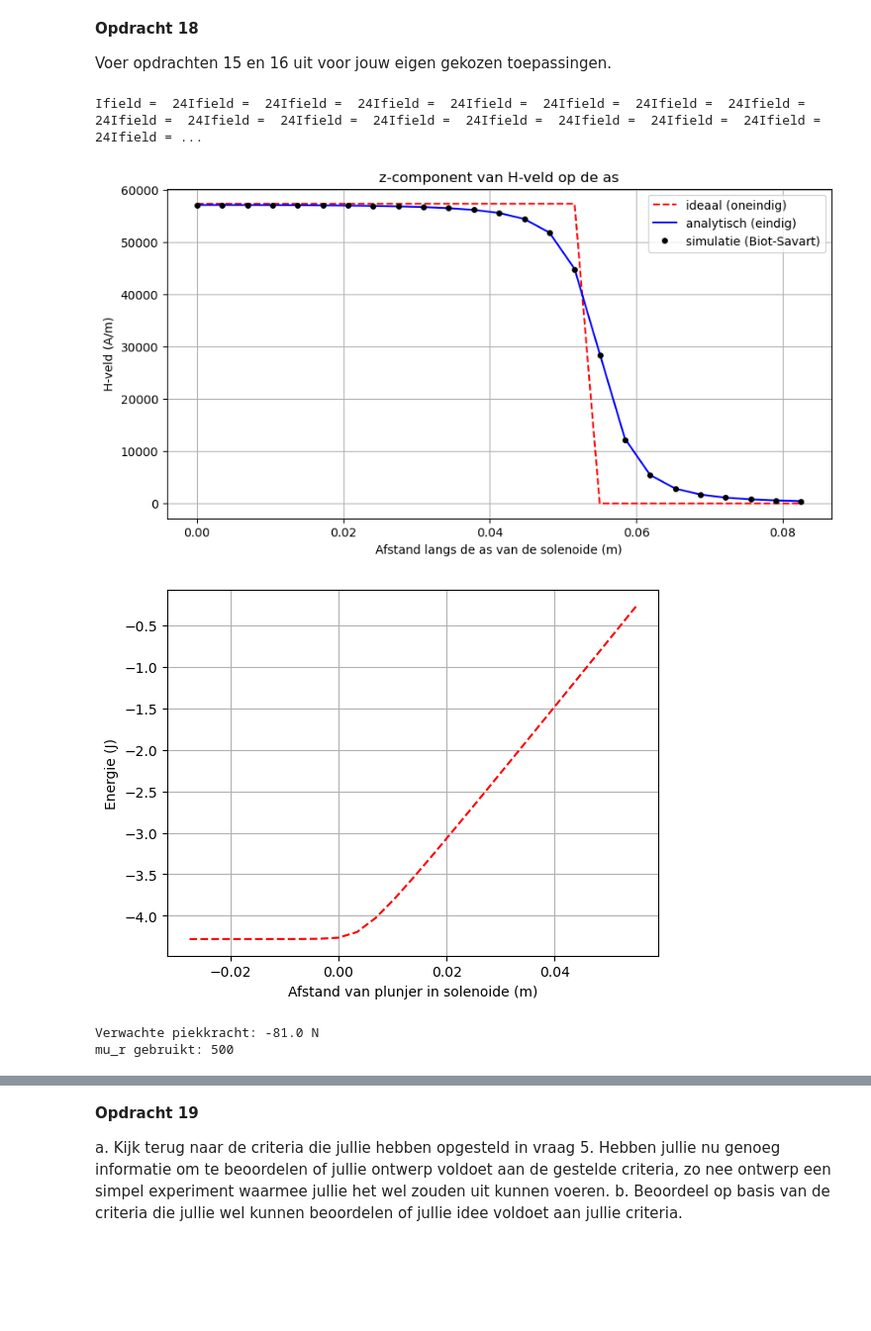
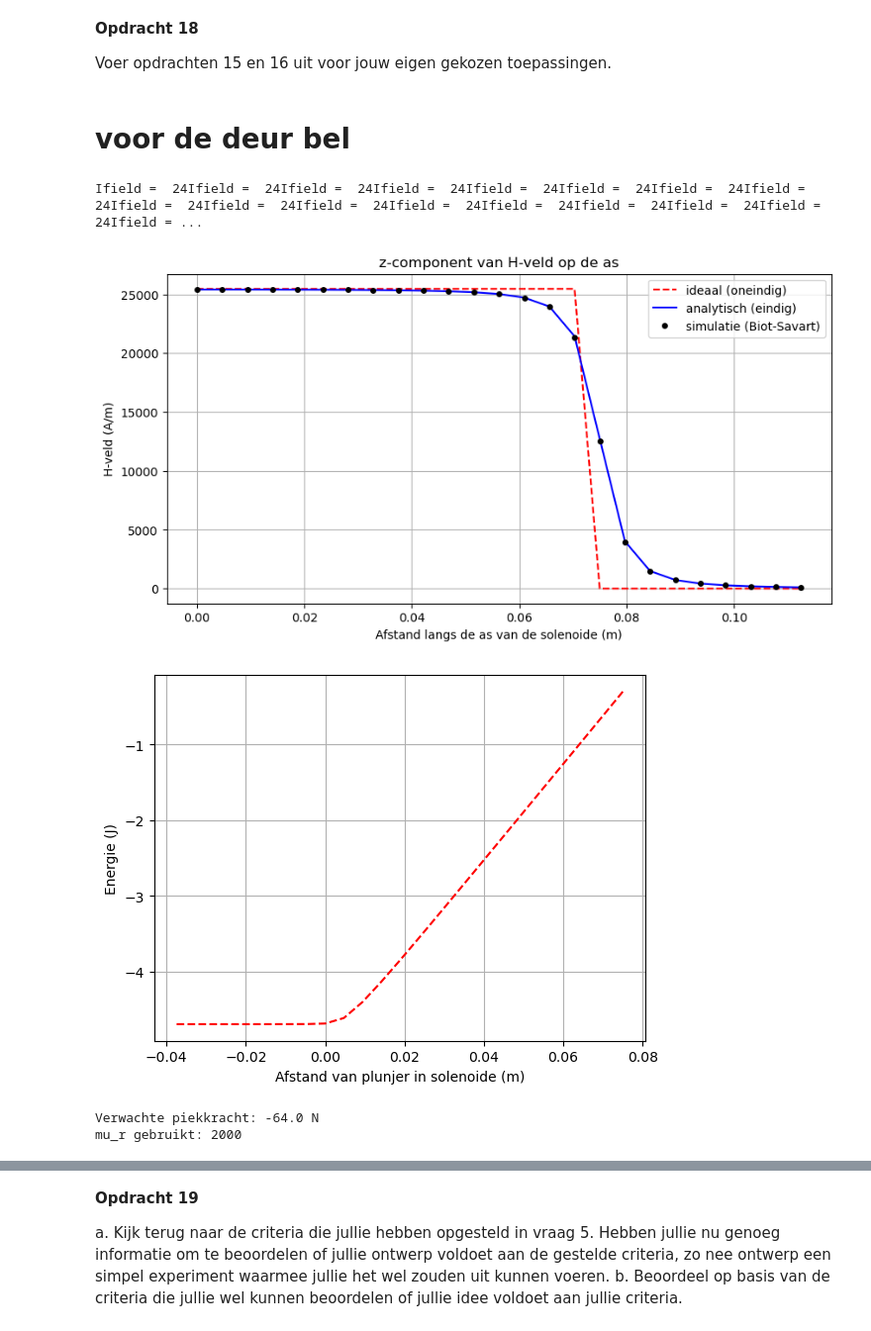
Before and after one commit to jasperbom747-creator/opdrachten-DEF-D-Jasper-Bom, a Jupyter notebook: DigitaleOntwerpopdrachten/Digitale opdracht 2/2KrachtactuatorOpdracht/KrachtactuatorOpdracht.ipynb, the cells around one changed output, grey strips where cells are left out. Shown at 99% size. Drawn from its saved outputs; the diff is of its cells as text; code cells hidden in the pictures; blank space fills up the shorter version.

```diff
--- a/DigitaleOntwerpopdrachten/Digitale opdracht 2/2KrachtactuatorOpdracht/KrachtactuatorOpdracht.ipynb
+++ b/DigitaleOntwerpopdrachten/Digitale opdracht 2/2KrachtactuatorOpdracht/KrachtactuatorOpdracht.ipynb
@@ -540,6 +540,10 @@ Zoals je uit je berekening voor het $\mathbf{H}$ kan zien is de energie van de p
 # Cel 39 — correct:
 H = H_ax.flatten()  # shape (25,)
 dz = z_ax[1] - z_ax[0]
+mu_0 = 4 * np.pi * 1e-7
+mu_r = 2000
+r_s = r_sol
+L_s = L_sol
 
 # Integreer van midden naar buiten (z_ax[0]=0 → z_ax[-1])
 Wz = -0.5 * mu_0 * mu_r * np.pi * r_s**2 * np.cumsum(H**2) * dz
@@ -587,13 +592,15 @@ Plaats hier jullie evaluatie of de deur actuator aan de minimale kracht eis vold
 **Opdracht 18**
 
 Voer opdrachten 15 en 16 uit voor jouw eigen gekozen toepassingen.
+# %% [markdown]
+# voor de deur bel
 # %%
-# voor de deur bel
+
 #constanten
-L_sol_d = 0.11     # Lengte van de solenoïde
+L_sol_d = 0.15     # Lengte van de solenoïde
 r_sol_d = 0.005      # Straal van de solenoïde
 I_d = 0.5               # Stroom in Ampère
-L_draad = 33        #m
+L_draad = 20        #m
 aantal_omwentelingen_d = L_draad / (2 * np.pi * r_sol_d)
 # opstellen assen
 
@@ -664,34 +671,34 @@ Wz = -0.5 * mu_0 * mu_r * np.pi * r_sol_d**2 * np.cumsum(H**2) * dz
 plt.plot(L_sol_d/2 - z_ax, Wz, '--r')
 plt.xlabel('Afstand van plunjer in solenoide (m)')
 plt.ylabel('Energie (J)')
 plt.grid()
 plt.show()
 
 
 #kracht
 
 # Cel 40 — correct:
 force_analytical = -mu_0 * mu_r * np.pi * r_sol_d**2 * aantal_omwentelingen_d**2 * I**2 / 2 / L_sol_d**2
 
 # Gradient langs z_ax, dan teken als functie van (L_s/2 - z_ax)
 force_numerical = np.gradient(Wz, dz)
 
 plt.plot(L_sol_d/2 - z_ax, force_numerical, '-o', label='Kracht')
 plt.plot(L_sol_d/2 - z_ax, (-2)*np.ones(n_ax), '--r', label='Benodigde kracht')
 plt.plot(L_sol_d/2 - z_ax, force_analytical*np.ones(n_ax), '--g', label='Kracht oneindig lange solenoide')
 plt.xlabel('Afstand van plunjer in solenoide (m)')
 plt.ylabel('Kracht (N)')
 plt.grid()
 plt.legend()
 
 # Verwachte piekkracht analytisch (rand van solenoïde):
 n = aantal_omwentelingen_d / L_sol_d         # wikkelingen per meter
 F_piek = -0.5 * mu_0 * mu_r * np.pi * r_sol_d**2 * (n * I)**2
 print(f"Verwachte piekkracht: {F_piek:.1f} N")
 print(f"mu_r gebruikt: {mu_r}")
 # %% [output]
 Ifield =  24Ifield =  24Ifield =  24Ifield =  24Ifield =  24Ifield =  24Ifield =  24Ifield =  24Ifield =  24Ifield =  24Ifield =  24Ifield =  24Ifield =  24Ifield =  24Ifield =  24Ifield =  24Ifield = ...
-[figure, old version]
+[figure, new version]
-[figure, old version]
+[figure, new version]
-Verwachte piekkracht: -81.0 N
-mu_r gebruikt: 500
+Verwachte piekkracht: -64.0 N
+mu_r gebruikt: 2000
```
Also changed, not shown: parts of 7 cells of this notebook, 1 other file.
